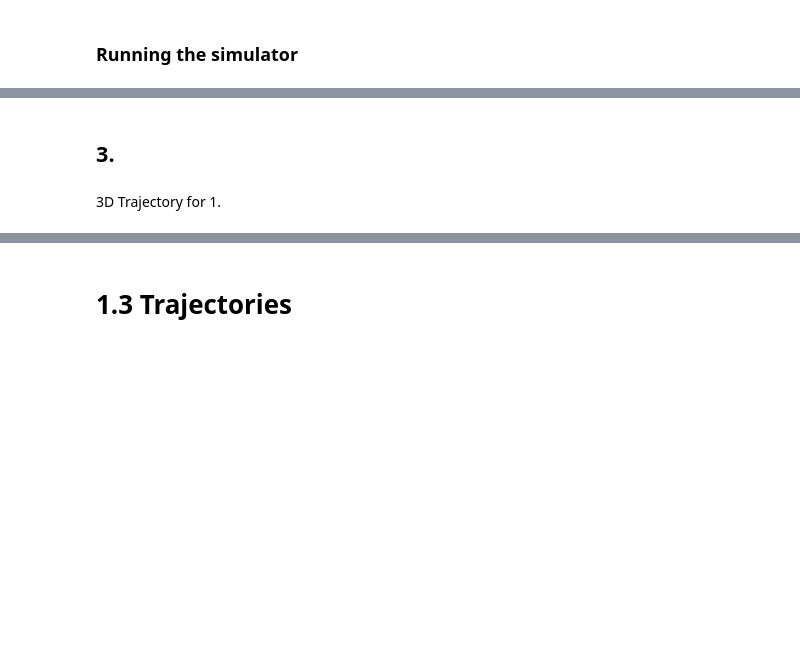
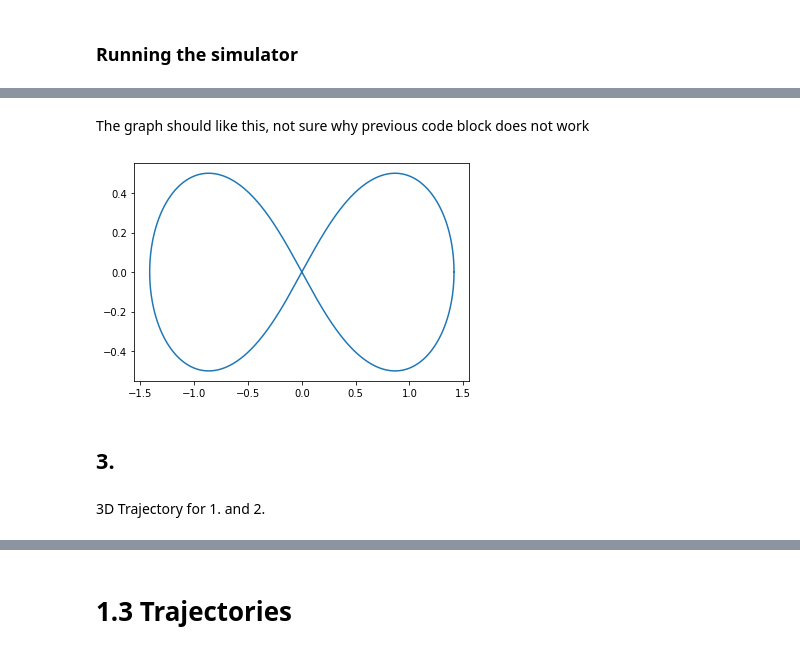
Before and after one commit to anh212/cse360-workshop1, a Jupyter notebook: workshop-1.ipynb, the cells around one changed output, grey strips where cells are left out. Cells and saved outputs as stored; diff of their text form; code cells hidden in the pictures; blank space fills up the shorter version.

```diff
--- a/workshop-1.ipynb
+++ b/workshop-1.ipynb
@@ -98,6 +98,19 @@ plot(x_log[:,0], x_log[:,1])
+# %% [markdown]
+The graph should like this, not sure why previous code block does not work
+# %%
+alpha = 1
+t = np.linspace(0, 2*np.pi, num=1000)
+
+eight_x = alpha * np.sqrt(2) * np.cos(t) / (np.sin(t)**2 + 1)
+eight_y = alpha * np.sqrt(2) * np.cos(t) * np.sin(t) / (np.sin(t)**2 + 1)
+
+plt.plot(eight_x, eight_y)
+plt.show()
+# %% [output]
+[figure, added]
 # %% [markdown]
 ## 3.
 # %% [markdown]
-3D Trajectory for 1.
+3D Trajectory for 1. and 2.
 # %%
 
```
Also changed, not shown: parts of 11 cells of this notebook, 1 other file.
